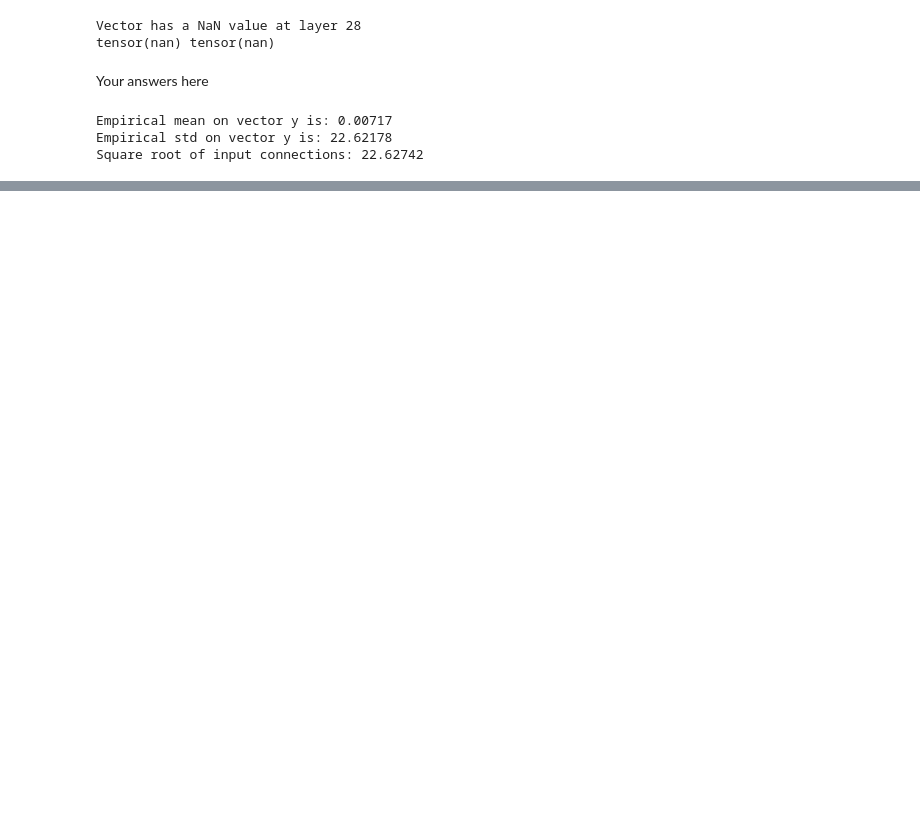
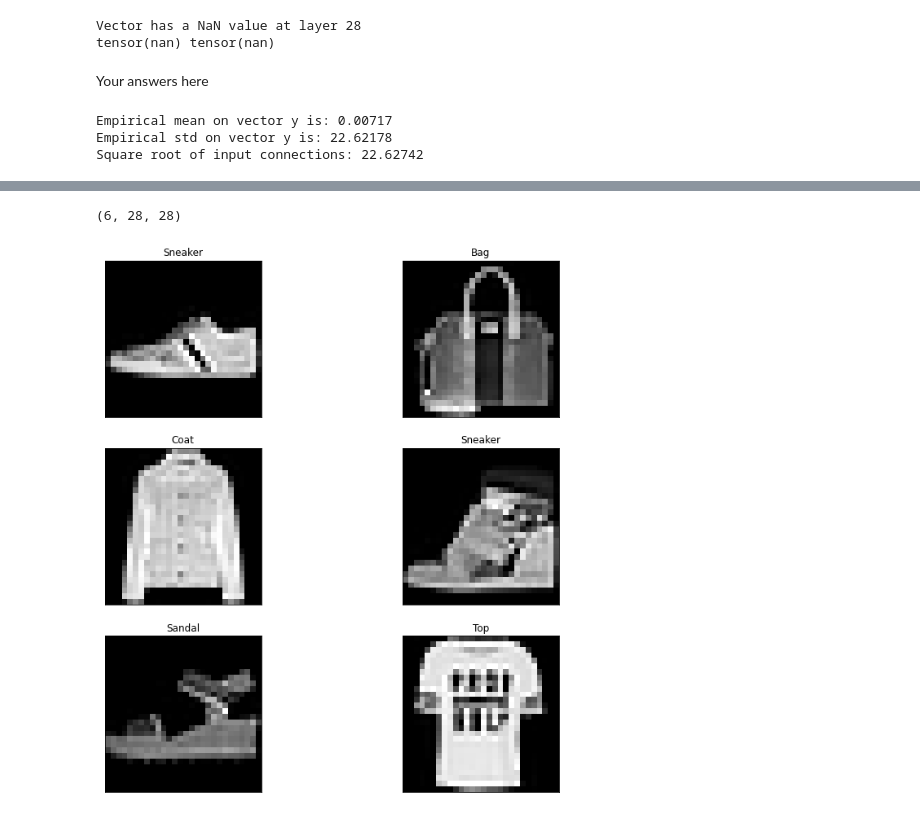
Before and after one commit to mocedon/EE-DL046211, a Jupyter notebook: HW2/ee046211_hw2_312775364.ipynb, the cells around one changed output, grey strips where cells are left out. Cells and saved outputs as stored; diff of their text form; code cells hidden in the pictures; blank space fills up the shorter version.

```diff
--- a/HW2/ee046211_hw2_312775364.ipynb
+++ b/HW2/ee046211_hw2_312775364.ipynb
@@ -373,0 +374,38 @@ Your Code Here
+# %%
+def show_examples(dataSet, classes,qt):
+  trainloader = torch.utils.data.DataLoader(dataSet, batch_size=qt, shuffle=True)
+  imgs, labels = iter(trainloader).next()
+  imgs = imgs / 2 + 0.5
+  imgs = imgs.numpy() #BxHxW to BxHxW
+  if (imgs.shape[1] == 3):
+    imgs = imgs.transpose(0,2,3,1)
+    cmap="viridis"
+  elif (imgs.shape[1] == 1):
+    imgs = imgs.transpose(1,0,2,3)[0]
+    cmap = "gray"
+  print(imgs.shape) # For debug
+  rows = int((qt / 3)+0.7)
+  fig, ax = plt.subplots(3, rows, figsize=(12,12))
+  for i, img in enumerate(imgs):
+    ax[i%3][int(i/3)].imshow(img, cmap=cmap)
+    ax[i%3][int(i/3)].set_title(classes[labels[i]])
+    ax[i%3][int(i/3)].set_xticks([])
+    ax[i%3][int(i/3)].set_yticks([])
+# %%
+# Get Dataset and show
+train_transform = transforms.Compose([
+                                      transforms.RandomCrop(28, padding=4),
+                                      transforms.RandomHorizontalFlip(),
+                                      transforms.ToTensor()])
+
+test_transform = transforms.Compose([
+                                      transforms.ToTensor()])
+
+FMNIST_classes = ['Top', 'Trouser', 'Pullover', 'Dress', 'Coat', 'Sandal', 'Shirt', 'Sneaker', 'Bag', 'Ankel boot']
+train_set = torchvision.datasets.FashionMNIST(root='./datasets', train=True, download=True, transform=train_transform)
+test_set = torchvision.datasets.FashionMNIST(root='./datasets', train=False, download=True, transform=test_transform)
+
+show_examples(test_set, FMNIST_classes, 6)
+# %% [output]
+(6, 28, 28)
+[figure, added]
```
Also changed, not shown: parts of 15 cells of this notebook.
